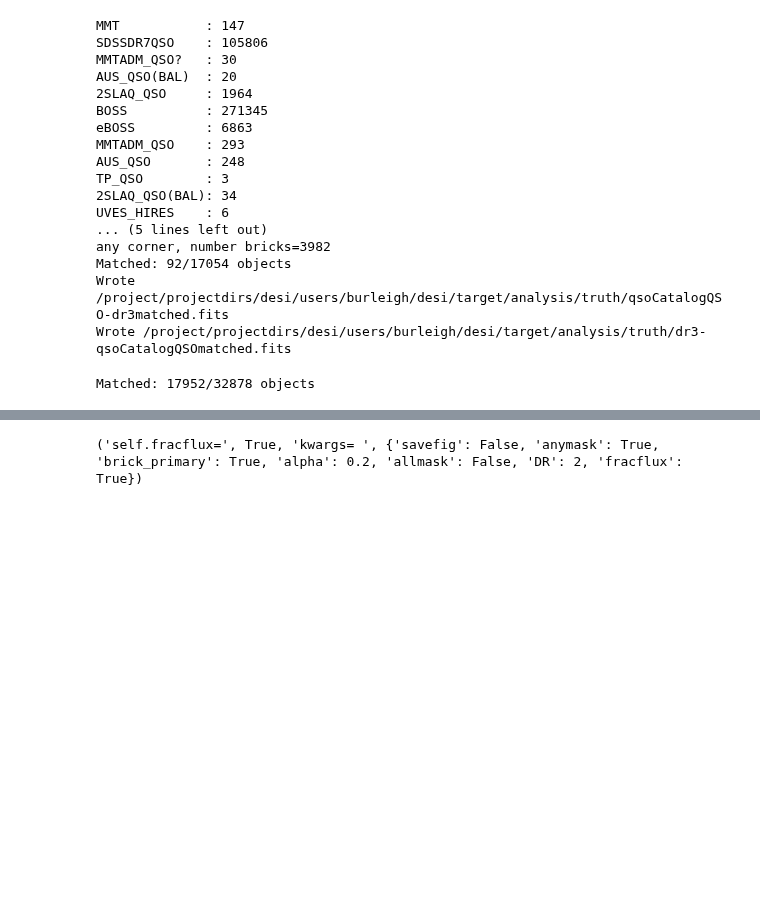
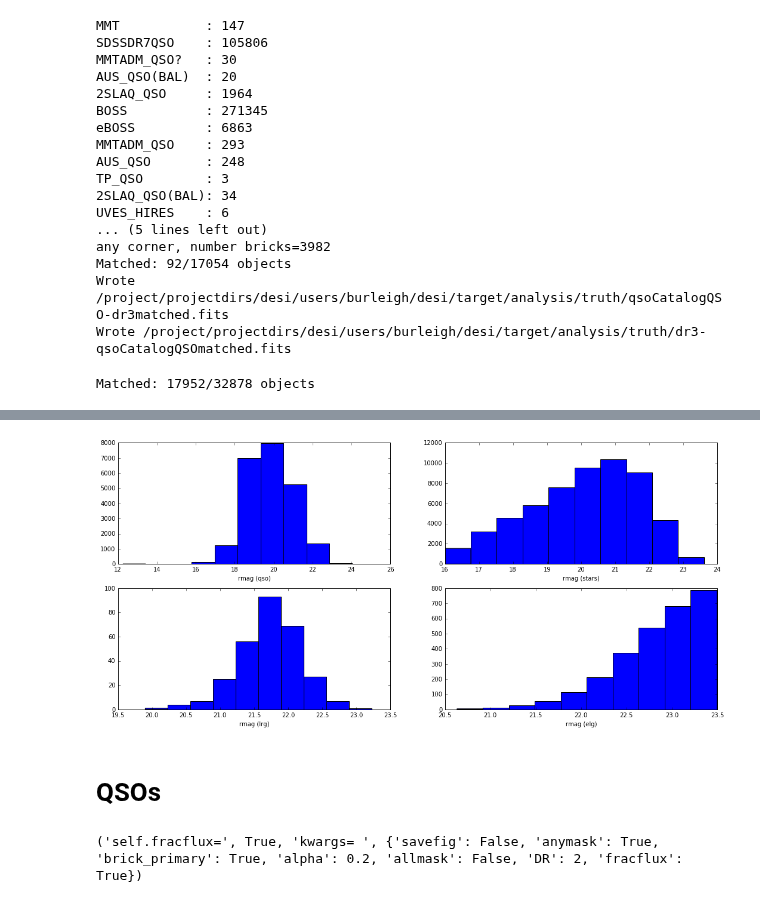
Before and after one commit to legacysurvey/legacypipe, a Jupyter notebook: py/legacyanalysis/compare_two_cats.ipynb, the cells around one changed output, grey strips where cells are left out. Drawn from its saved outputs; the diff is of its cells as text; code cells hidden in the pictures; blank space fills up the shorter version.

Commit message:
added rmag distributions for all 4 types

```diff
--- a/py/legacyanalysis/compare_two_cats.ipynb
+++ b/py/legacyanalysis/compare_two_cats.ipynb
@@ -80,0 +89,16 @@ fits_funcs.set_extra_data(dr3)
+# %%
+import decals_sim_priors
+kwargs=dict(DR=2,savefig=False,alpha=0.2,\
+            brick_primary=True,anymask=True,allmask=False,fracflux=True)
+
+
+qso_obj= decals_sim_priors.QSO(**kwargs)
+qsos= qso_obj.get_qsos()
+star_obj= decals_sim_priors.STAR(DR=2,savefig=False)
+stars= star_obj.get_purestars()
+
+kwargs.update(dict(DR=3))
+elg_obj= decals_sim_priors.ELG(**kwargs)
+rz,gr,elg_r= elg_obj.get_elgs_FDR_cuts()
+lrg_obj= decals_sim_priors.LRG(**kwargs)
+rz,rW1,lrg_r= lrg_obj.get_lrgs_FDR_cuts()
@@ -81,3 +110,28 @@ fits_funcs.set_extra_data(dr3)
+# %%
+fig,axes = plt.subplots(2,2,figsize=(18,8))
+ax=axes.flatten()
+plt.subplots_adjust(wspace=0.2,hspace=0.2)
+for cnt,typ in zip(range(4),['qso','stars','lrg','elg']):
+    if typ == 'qso':
+        rmag=qsos.get('decam_mag')[:,2]
+        hiz=2.1
+        loz= qsos.get('z') <= hiz
+        cut= (loz) * (np.isfinite(rmag))
+        rmag=rmag[cut]
+    elif typ == 'stars':
+        rmag=stars.get('decam_mag')[:,2]
+    elif typ == 'elg':
+        rmag= elg_r['med2hiz_oiibright']
+    elif typ == 'lrg':
+        rmag= lrg_r['red_galaxy_hiz']
+    ax[cnt].hist(rmag)
+    xlab=ax[cnt].set_xlabel('rmag (%s)' % typ)
+# plt.savefig('rmag_dist.png', \
+#             bbox_extra_artists=[xlab], bbox_inches='tight',dpi=150)
+# %% [output]
+[figure, added]
+# %% [markdown]
+# QSOs
 # %%
 from decals_sim_priors import QSO
 kwargs=dict(DR=2,savefig=False,alpha=0.2,\
```
Also changed, not shown: parts of 5 cells of this notebook, 1 other file.
